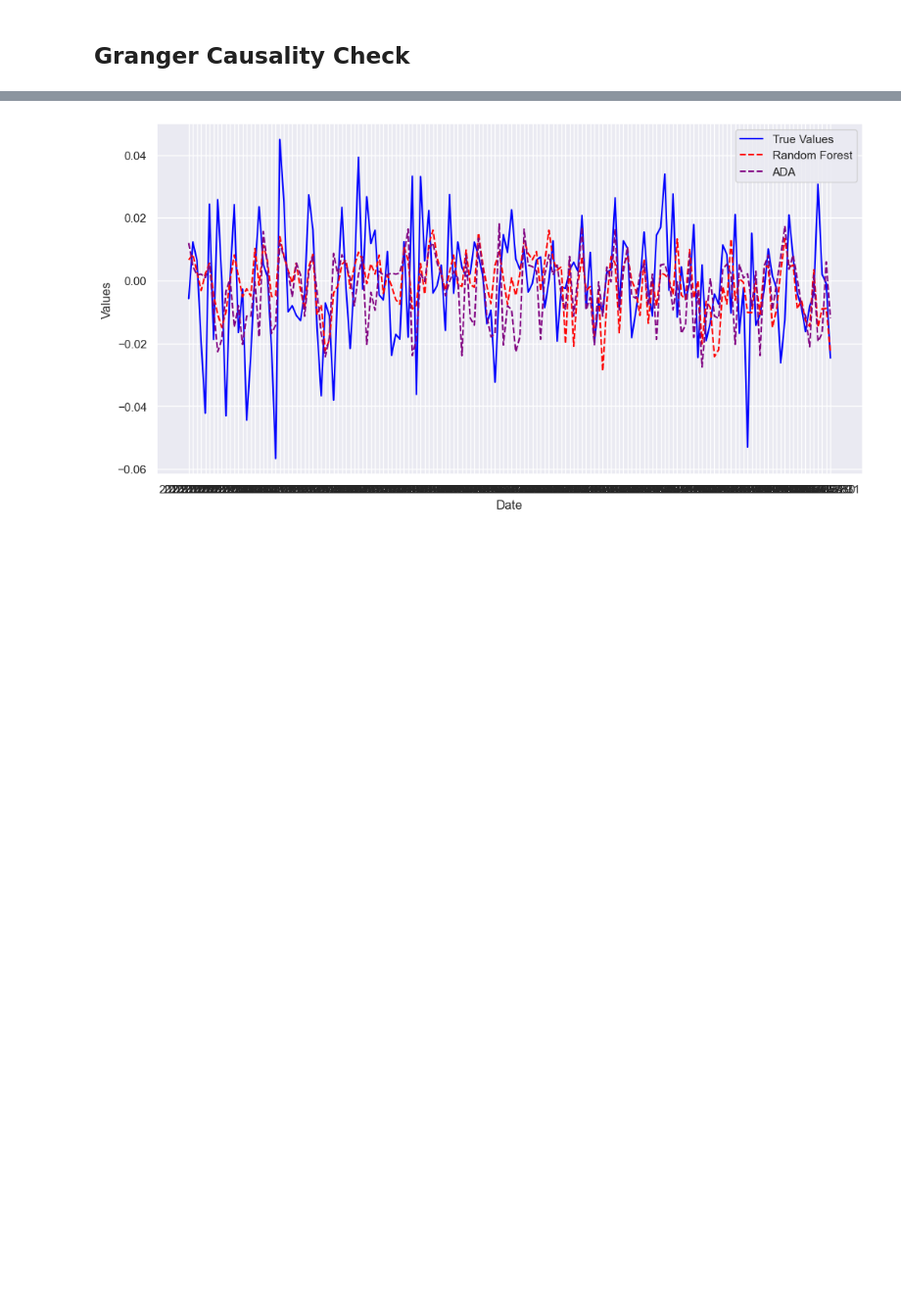
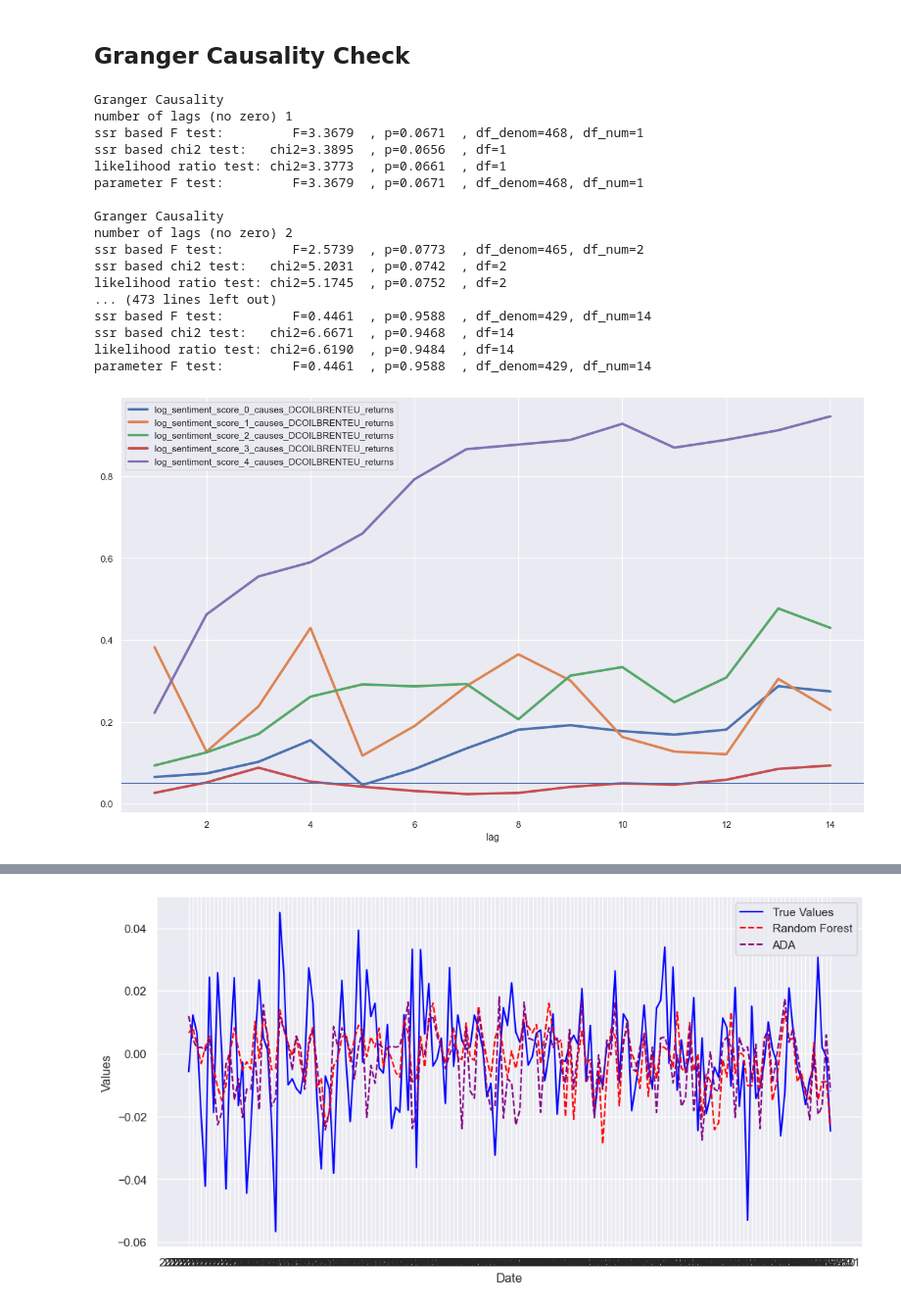
Before and after one commit to patricia-van/Oil-Price-Prediction-using-Tweets, a Jupyter notebook: modelling.ipynb, the cells around one changed output, grey strips where cells are left out. Shown at 98% size. Saved outputs shown, nothing was run; the diff lists cells and outputs as text; code cells hidden in the pictures; blank space fills up the shorter version.

```diff
--- a/modelling.ipynb
+++ b/modelling.ipynb
@@ -375,4 +375,32 @@ def check_granger_causality(df, target, features, maxlag, test='ssr_chi2test'):
     plt.xlabel('lag')
     plt.legend()
     plt.show()
+# %%
+model_df = df.dropna()
+
+selected_target = 'DCOILBRENTEU_returns'
+# selected_features = [f'{col}_delta' for col in features_df.columns if col.startswith('sentiment_score')]
+selected_features = [f'log_{col}' for col in features_df.columns if col.startswith('sentiment_score')]
+# selected_features = features_df.columns
+
+check_granger_causality(model_df, selected_target, selected_features, 14)
+# %% [output]
+Granger Causality
+number of lags (no zero) 1
+ssr based F test:         F=3.3679  , p=0.0671  , df_denom=468, df_num=1
+ssr based chi2 test:   chi2=3.3895  , p=0.0656  , df=1
+likelihood ratio test: chi2=3.3773  , p=0.0661  , df=1
+parameter F test:         F=3.3679  , p=0.0671  , df_denom=468, df_num=1
+
+Granger Causality
+number of lags (no zero) 2
+ssr based F test:         F=2.5739  , p=0.0773  , df_denom=465, df_num=2
+ssr based chi2 test:   chi2=5.2031  , p=0.0742  , df=2
+likelihood ratio test: chi2=5.1745  , p=0.0752  , df=2
+... (473 lines left out)
+ssr based F test:         F=0.4461  , p=0.9588  , df_denom=429, df_num=14
+ssr based chi2 test:   chi2=6.6671  , p=0.9468  , df=14
+likelihood ratio test: chi2=6.6190  , p=0.9484  , df=14
+parameter F test:         F=0.4461  , p=0.9588  , df_denom=429, df_num=14
+[figure, added]
 # %%
```
Also changed, not shown: parts of 10 cells of this notebook, 5 other files.
